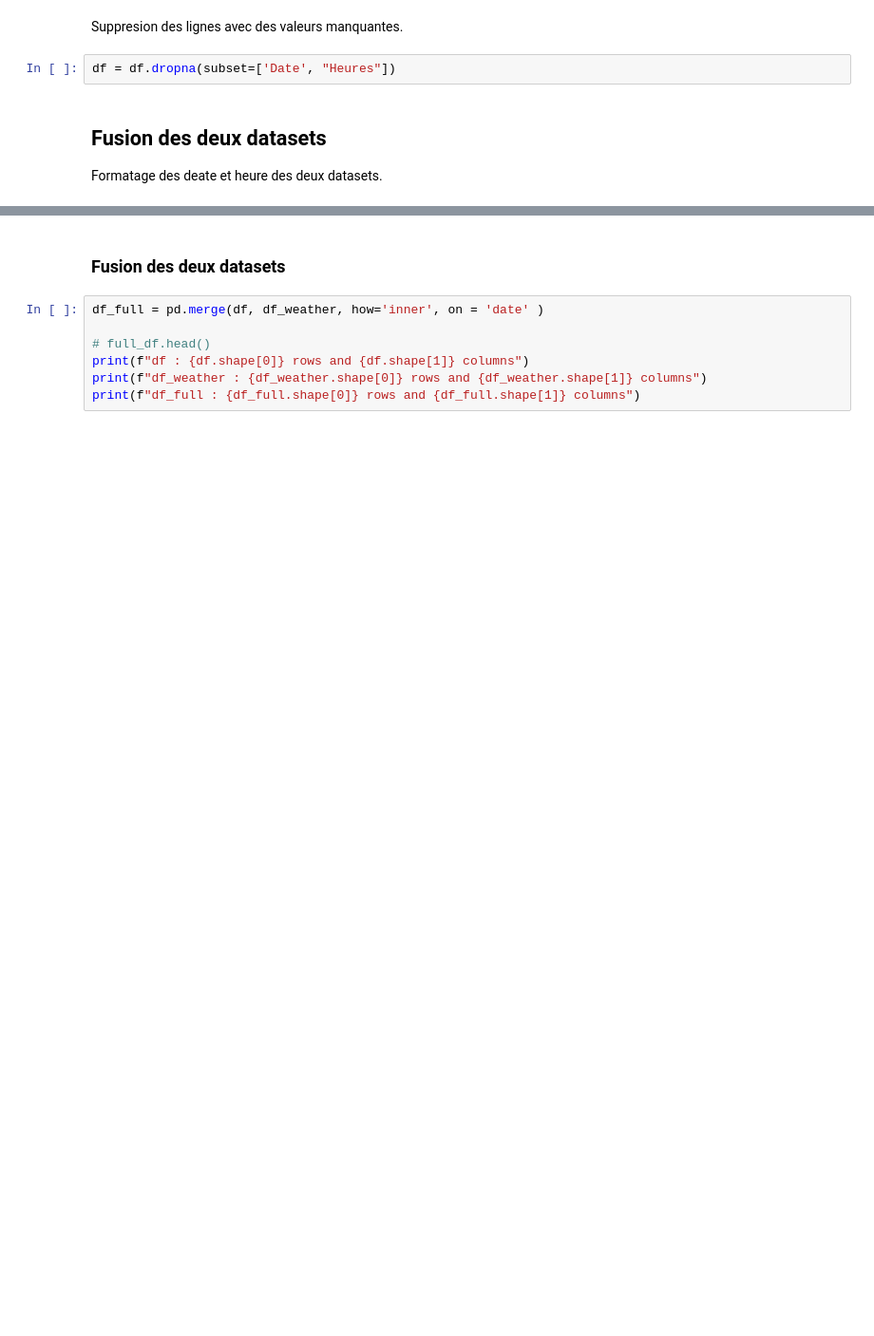
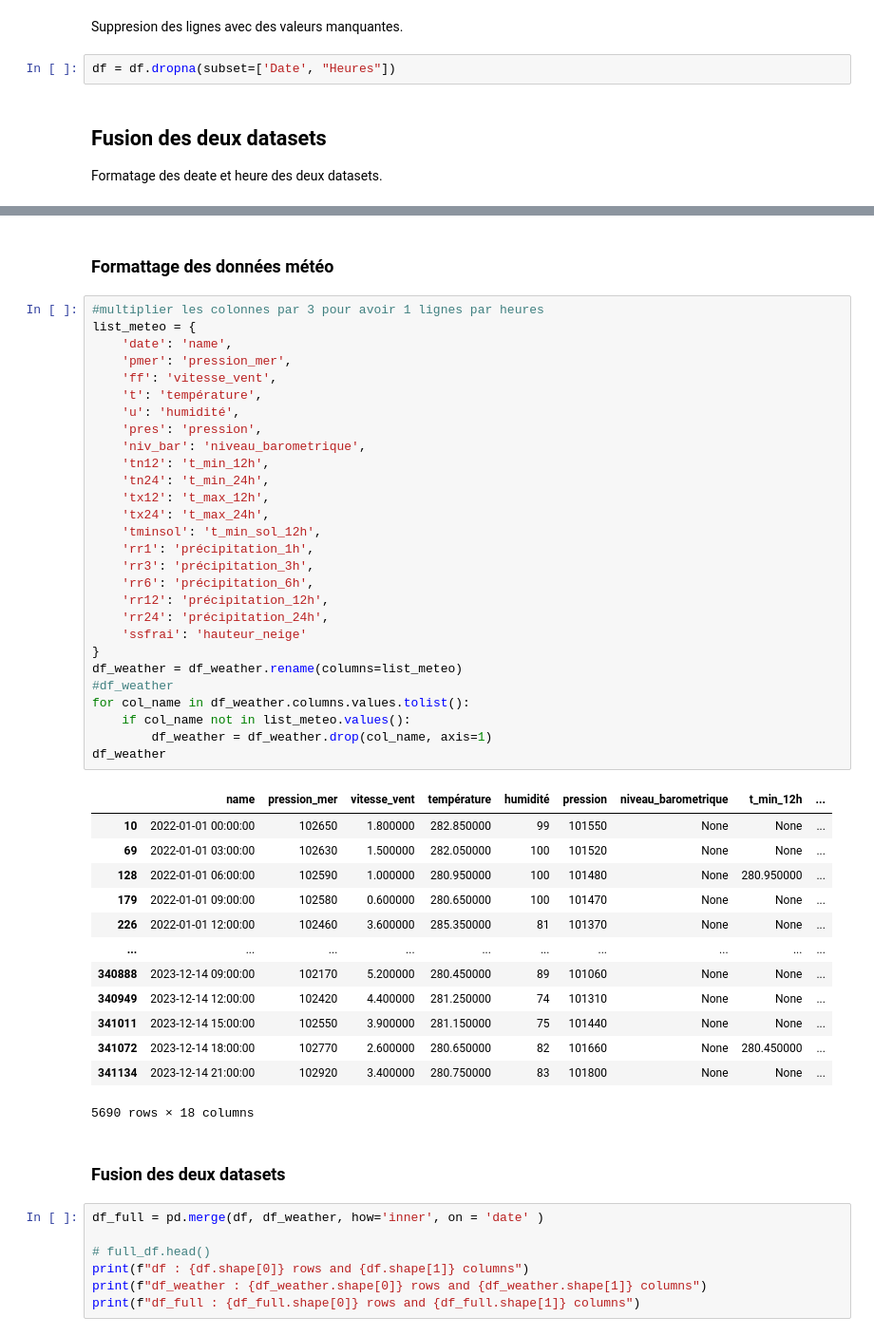
Before and after one commit to Schrodinger17/french-energy-data-analysis, a Jupyter notebook: Préparation des données.ipynb, the cells around one changed output, grey strips where cells are left out. Shown at 95% size. Drawn from its saved outputs; the diff is of its cells as text; blank space fills up the shorter version.

```diff
--- a/Préparation des données.ipynb
+++ b/Préparation des données.ipynb
@@ -70,3 +138,47 @@ df_weather["date"]
+# %% [markdown]
+### Formattage des données météo
+# %%
+#multiplier les colonnes par 3 pour avoir 1 lignes par heures
+list_meteo = {
+    'date': 'name',
+    'pmer': 'pression_mer',
+    'ff': 'vitesse_vent',
+    't': 'température',
+    'u': 'humidité',
+    'pres': 'pression',
+    'niv_bar': 'niveau_barometrique',
+    'tn12': 't_min_12h',
+    'tn24': 't_min_24h',
+    'tx12': 't_max_12h',
+    'tx24': 't_max_24h',
+    'tminsol': 't_min_sol_12h',
+    'rr1': 'précipitation_1h',
+    'rr3': 'précipitation_3h',
+    'rr6': 'précipitation_6h',
+    'rr12': 'précipitation_12h',
+    'rr24': 'précipitation_24h',
+    'ssfrai': 'hauteur_neige'
+}
+df_weather = df_weather.rename(columns=list_meteo)
+#df_weather
+for col_name in df_weather.columns.values.tolist():
+    if col_name not in list_meteo.values():
+        df_weather = df_weather.drop(col_name, axis=1)
+df_weather
+# %% [output]
+|  | name | pression_mer | vitesse_vent | température | humidité | pression | niveau_barometrique | t_min_12h | ... |
+| 10 | 2022-01-01 00:00:00 | 102650 | 1.800000 | 282.850000 | 99 | 101550 | None | None | ... |
+| 69 | 2022-01-01 03:00:00 | 102630 | 1.500000 | 282.050000 | 100 | 101520 | None | None | ... |
+| 128 | 2022-01-01 06:00:00 | 102590 | 1.000000 | 280.950000 | 100 | 101480 | None | 280.950000 | ... |
+| 179 | 2022-01-01 09:00:00 | 102580 | 0.600000 | 280.650000 | 100 | 101470 | None | None | ... |
+| 226 | 2022-01-01 12:00:00 | 102460 | 3.600000 | 285.350000 | 81 | 101370 | None | None | ... |
+| ... | ... | ... | ... | ... | ... | ... | ... | ... | ... |
+| 340888 | 2023-12-14 09:00:00 | 102170 | 5.200000 | 280.450000 | 89 | 101060 | None | None | ... |
+| 340949 | 2023-12-14 12:00:00 | 102420 | 4.400000 | 281.250000 | 74 | 101310 | None | None | ... |
+| 341011 | 2023-12-14 15:00:00 | 102550 | 3.900000 | 281.150000 | 75 | 101440 | None | None | ... |
+| 341072 | 2023-12-14 18:00:00 | 102770 | 2.600000 | 280.650000 | 82 | 101660 | None | 280.450000 | ... |
+| 341134 | 2023-12-14 21:00:00 | 102920 | 3.400000 | 280.750000 | 83 | 101800 | None | None | ... |
+5690 rows × 18 columns
 # %% [markdown]
 ### Fusion des deux datasets
 # %%
```
Also changed, not shown: parts of 10 cells of this notebook.
